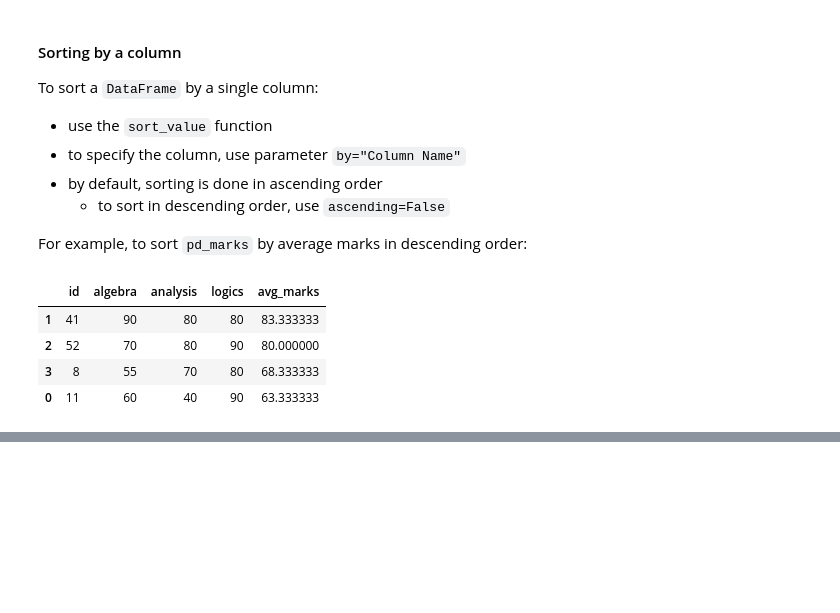
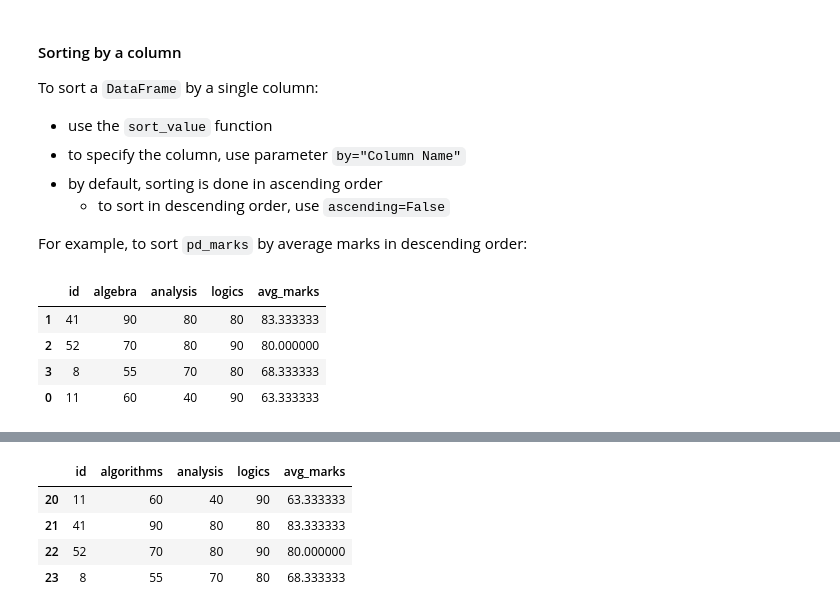
Before and after one commit to F-Badger/l2, a Jupyter notebook: COMP2271 Data Science/Data Cleaning and Analytics.ipynb, the cells around one changed output, grey strips where cells are left out. Cells and saved outputs as stored; diff of their text form; code cells hidden in the pictures; blank space fills up the shorter version.

```diff
--- a/COMP2271 Data Science/Data Cleaning and Analytics.ipynb
+++ b/COMP2271 Data Science/Data Cleaning and Analytics.ipynb
@@ -524,0 +581,14 @@ pd_avg_sorted
+# %%
+col_list = pd_marks.columns.to_list()
+col_list[1] = 'algorithms' # change second column from 'algebra' to 'algorithms'
+pd_marks.columns = pd.Index(col_list)
+ind_list = pd_marks.index.to_list()
+ind_list_incr = [x+20 for x in ind_list] # increase the index of each row by 20
+pd_marks.index = pd.Index(ind_list_incr)
+pd_marks
+# %% [output]
+|  | id | algorithms | analysis | logics | avg_marks |
+| 20 | 11 | 60 | 40 | 90 | 63.333333 |
+| 21 | 41 | 90 | 80 | 80 | 83.333333 |
+| 22 | 52 | 70 | 80 | 90 | 80.000000 |
+| 23 | 8 | 55 | 70 | 80 | 68.333333 |
```
Also changed, not shown: parts of 22 cells of this notebook, 6 other files.
